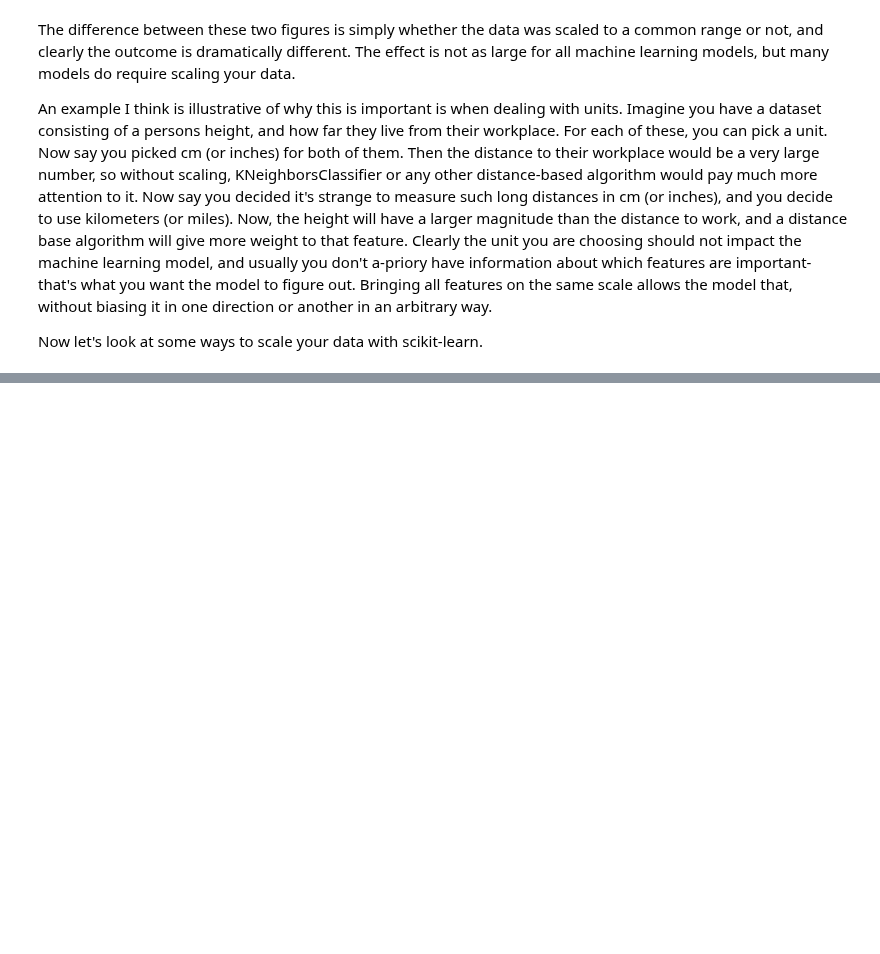
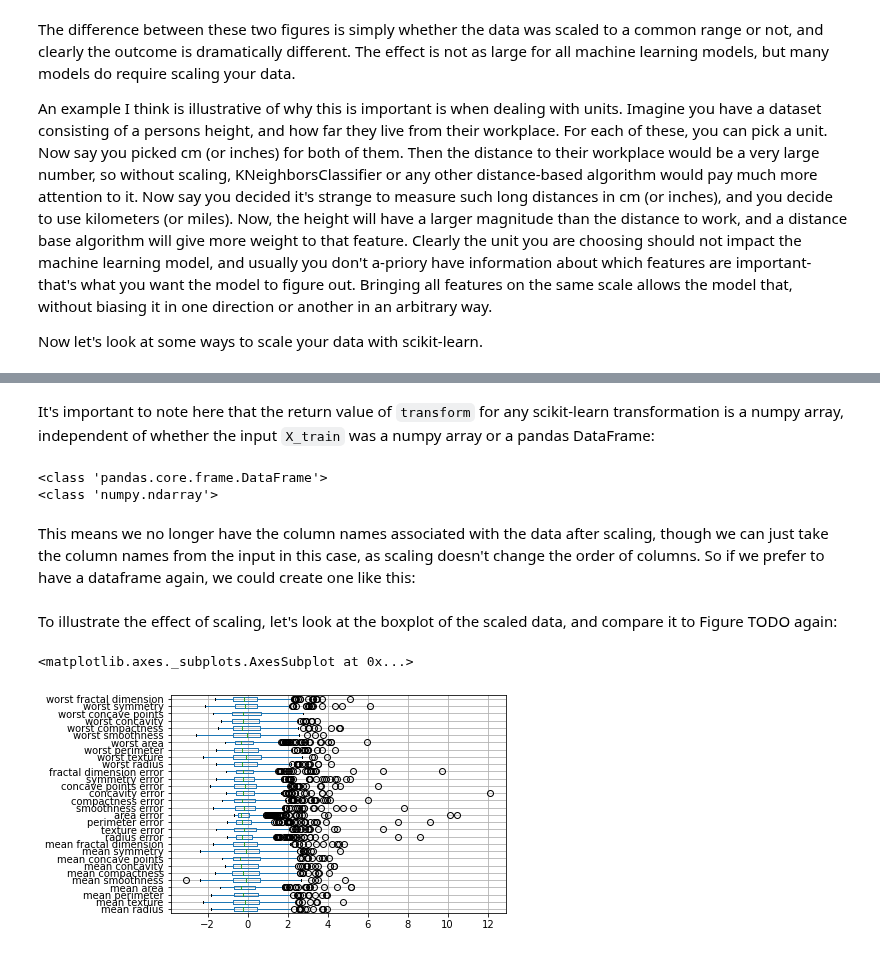
Before and after one commit to amueller/aml, a Jupyter notebook: 01-ml-workflow/03-preprocessing.ipynb, the cells around one changed output, grey strips where cells are left out. Saved outputs shown, nothing was run; the diff lists cells and outputs as text; code cells hidden in the pictures; blank space fills up the shorter version.

Commit message:
cleanup preprocessing, move some pipeline stuff to later

```diff
--- a/01-ml-workflow/03-preprocessing.ipynb
+++ b/01-ml-workflow/03-preprocessing.ipynb
@@ -554,34 +66,0 @@ pipe = make_pipeline(
-# %%
-param_grid = {'polynomialfeatures__degree': [1, 2, 3],
-              'ridge__alpha': [0.001, 0.01, 0.1, 1, 10, 100]}
-grid = GridSearchCV(pipe, param_grid=param_grid,
-                    n_jobs=-1, return_train_score=True)
-grid.fit(X_train, y_train)
-# %%
-from sklearn.linear_model import Lasso
-
-pipe = Pipeline([('scaler', StandardScaler()), ('regressor', Ridge())])
-
-param_grid = {'scaler': [StandardScaler(), MinMaxScaler(), 'passthrough'],
-              'regressor': [Ridge(), Lasso()],
-              'regressor__alpha': np.logspace(-3, 3, 7)}
-
-
-grid = GridSearchCV(pipe, param_grid)
-grid.fit(X_train, y_train)
-grid.score(X_test, y_test)
-# %%
-
-from sklearn.tree import DecisionTreeRegressor
-pipe = Pipeline([('scaler', StandardScaler()), ('regressor', Ridge())])
-
-param_grid = [{'regressor': [DecisionTreeRegressor()],
-               'regressor__max_depth': [2, 3, 4],
-               'scaler': ['passthrough']},
-              {'regressor': [Ridge()],
-               'regressor__alpha': [0.1, 1],
-               'scaler': [StandardScaler(), MinMaxScaler(), 'passthrough']}
-             ]
-grid = GridSearchCV(pipe, param_grid)
-grid.fit(X_train, y_train)
-grid.score(X_test, y_test)
@@ -589,0 +124,22 @@ grid.score(X_test, y_test)
+# %% [markdown]
+It's important to note here that the return value of ``transform`` for any scikit-learn transformation is a numpy array, independent of whether the input ``X_train`` was a numpy array or a pandas DataFrame:
+# %%
+print(type(X_train))
+print(type(X_train_scaled))
+# %% [output]
+<class 'pandas.core.frame.DataFrame'>
+<class 'numpy.ndarray'>
+# %% [markdown]
+This means we no longer have the column names associated with the data after scaling, though we can just take the column names from the input in this case, as scaling doesn't change the order of columns.
+So if we prefer to have a dataframe again, we could create one like this:
+# %%
+# You can convert your data back to a dataframe after scaling, though that's usually not needed
+# it can make plotting a bit easier, though.
+X_train_scaled_df = pd.DataFrame(X_train_scaled, columns=X_train.columns)
+# %% [markdown]
+To illustrate the effect of scaling, let's look at the boxplot of the scaled data, and compare it to Figure TODO again:
+# %%
+X_train_scaled_df.boxplot(vert=False)
+# %% [output]
+<matplotlib.axes._subplots.AxesSubplot at 0x...>
+[figure, added]
```
Also changed, not shown: parts of 69 cells of this notebook.
